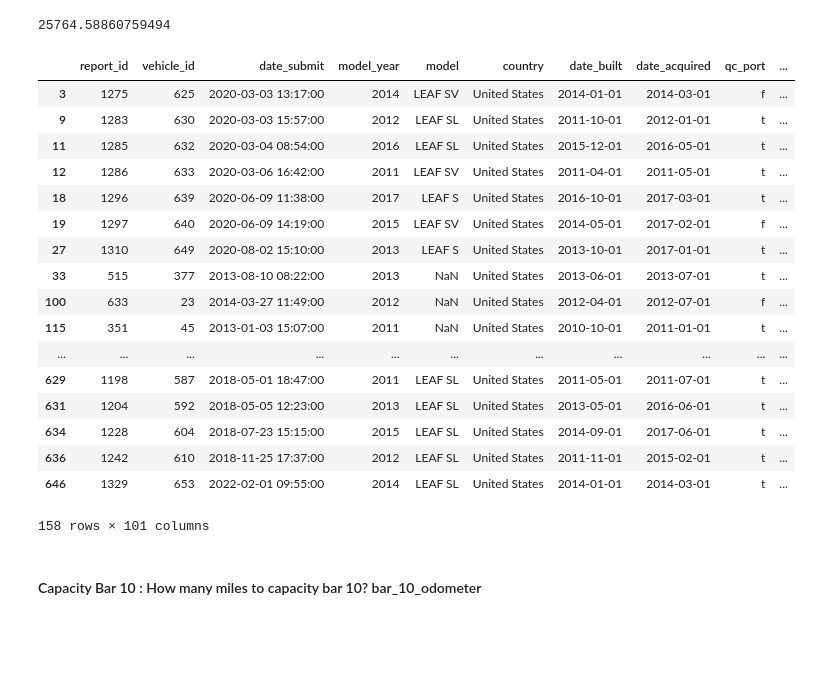
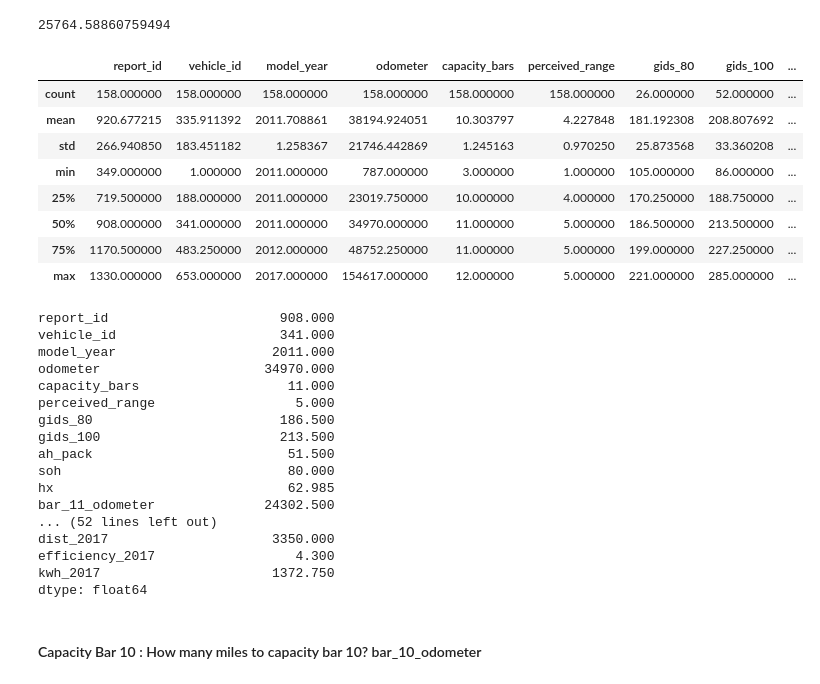
Before and after one commit to mcmitl/dda7_cap_bev_battery_leaf, a Jupyter notebook: notebooks/LEAF_Capstone.ipynb, the cells around one changed output. Drawn from its saved outputs; the diff is of its cells as text; code cells hidden in the pictures; blank space fills up the shorter version.

```diff
--- a/notebooks/LEAF_Capstone.ipynb
+++ b/notebooks/LEAF_Capstone.ipynb
@@ -313,24 +326,3 @@ bar_11 = surveys.loc[(surveys.bar_11_odometer > -11250) & (surveys.bar_11_odomet
 bar_11['bar_11_odometer'].mean()
 # %% [output]
 25764.58860759494
-# %%
-bar_11
-# %% [output]
-|  | report_id | vehicle_id | date_submit | model_year | model | country | date_built | date_acquired | qc_port | ... |
-| 3 | 1275 | 625 | 2020-03-03 13:17:00 | 2014 | LEAF SV | United States | 2014-01-01 | 2014-03-01 | f | ... |
-| 9 | 1283 | 630 | 2020-03-03 15:57:00 | 2012 | LEAF SL | United States | 2011-10-01 | 2012-01-01 | t | ... |
-| 11 | 1285 | 632 | 2020-03-04 08:54:00 | 2016 | LEAF SL | United States | 2015-12-01 | 2016-05-01 | t | ... |
-| 12 | 1286 | 633 | 2020-03-06 16:42:00 | 2011 | LEAF SV | United States | 2011-04-01 | 2011-05-01 | t | ... |
-| 18 | 1296 | 639 | 2020-06-09 11:38:00 | 2017 | LEAF S | United States | 2016-10-01 | 2017-03-01 | t | ... |
-| 19 | 1297 | 640 | 2020-06-09 14:19:00 | 2015 | LEAF SV | United States | 2014-05-01 | 2017-02-01 | f | ... |
-| 27 | 1310 | 649 | 2020-08-02 15:10:00 | 2013 | LEAF S | United States | 2013-10-01 | 2017-01-01 | t | ... |
-| 33 | 515 | 377 | 2013-08-10 08:22:00 | 2013 | NaN | United States | 2013-06-01 | 2013-07-01 | t | ... |
-| 100 | 633 | 23 | 2014-03-27 11:49:00 | 2012 | NaN | United States | 2012-04-01 | 2012-07-01 | f | ... |
-| 115 | 351 | 45 | 2013-01-03 15:07:00 | 2011 | NaN | United States | 2010-10-01 | 2011-01-01 | t | ... |
-| ... | ... | ... | ... | ... | ... | ... | ... | ... | ... | ... |
-| 629 | 1198 | 587 | 2018-05-01 18:47:00 | 2011 | LEAF SL | United States | 2011-05-01 | 2011-07-01 | t | ... |
-| 631 | 1204 | 592 | 2018-05-05 12:23:00 | 2013 | LEAF SL | United States | 2013-05-01 | 2016-06-01 | t | ... |
-| 634 | 1228 | 604 | 2018-07-23 15:15:00 | 2015 | LEAF SL | United States | 2014-09-01 | 2017-06-01 | t | ... |
-| 636 | 1242 | 610 | 2018-11-25 17:37:00 | 2012 | LEAF SL | United States | 2011-11-01 | 2015-02-01 | t | ... |
-| 646 | 1329 | 653 | 2022-02-01 09:55:00 | 2014 | LEAF SL | United States | 2014-01-01 | 2014-03-01 | t | ... |
-158 rows × 101 columns
@@ -338,0 +329,32 @@ bar_11.to_csv('../data/leaf_bar_11.csv', index = False)
+# %%
+bar_11.describe()
+# %% [output]
+|  | report_id | vehicle_id | model_year | odometer | capacity_bars | perceived_range | gids_80 | gids_100 | ... |
+| count | 158.000000 | 158.000000 | 158.000000 | 158.000000 | 158.000000 | 158.000000 | 26.000000 | 52.000000 | ... |
+| mean | 920.677215 | 335.911392 | 2011.708861 | 38194.924051 | 10.303797 | 4.227848 | 181.192308 | 208.807692 | ... |
+| std | 266.940850 | 183.451182 | 1.258367 | 21746.442869 | 1.245163 | 0.970250 | 25.873568 | 33.360208 | ... |
+| min | 349.000000 | 1.000000 | 2011.000000 | 787.000000 | 3.000000 | 1.000000 | 105.000000 | 86.000000 | ... |
+| 25% | 719.500000 | 188.000000 | 2011.000000 | 23019.750000 | 10.000000 | 4.000000 | 170.250000 | 188.750000 | ... |
+| 50% | 908.000000 | 341.000000 | 2011.000000 | 34970.000000 | 11.000000 | 5.000000 | 186.500000 | 213.500000 | ... |
+| 75% | 1170.500000 | 483.250000 | 2012.000000 | 48752.250000 | 11.000000 | 5.000000 | 199.000000 | 227.250000 | ... |
+| max | 1330.000000 | 653.000000 | 2017.000000 | 154617.000000 | 12.000000 | 5.000000 | 221.000000 | 285.000000 | ... |
+# %%
+bar_11.median()
+# %% [output]
+report_id                      908.000
+vehicle_id                     341.000
+model_year                    2011.000
+odometer                     34970.000
+capacity_bars                   11.000
+perceived_range                  5.000
+gids_80                        186.500
+gids_100                       213.500
+ah_pack                         51.500
+soh                             80.000
+hx                              62.985
+bar_11_odometer              24302.500
+... (52 lines left out)
+dist_2017                     3350.000
+efficiency_2017                  4.300
+kwh_2017                      1372.750
+dtype: float64
```
Also changed, not shown: parts of 68 cells of this notebook, 1 other file.
